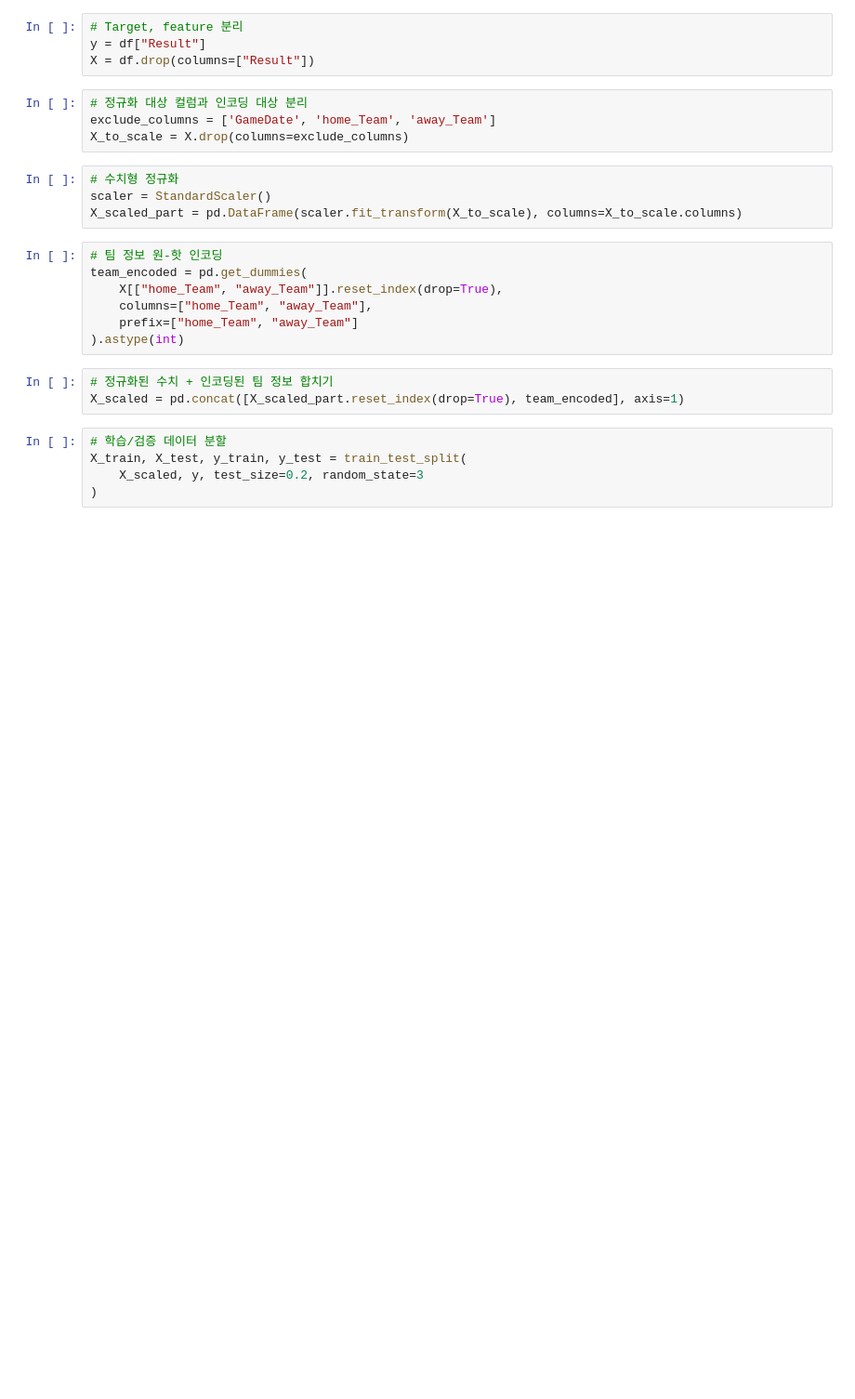
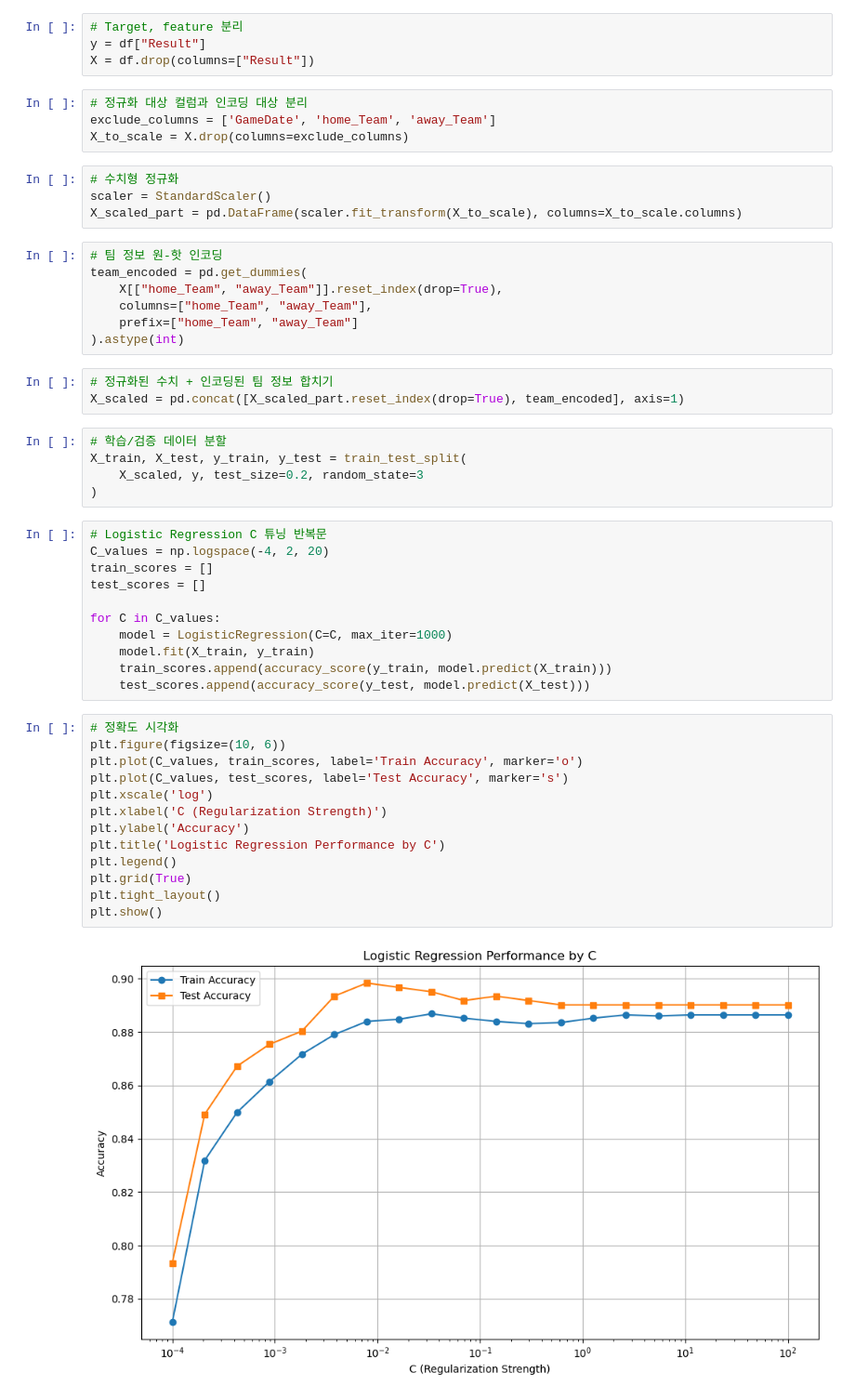
Before and after one commit to alstj6201/KBO_Prediction_ML, a Jupyter notebook: models/하나_LogisticRegression.ipynb, the cells around one changed output. Shown at 93% size. Saved outputs shown, nothing was run; the diff lists cells and outputs as text; blank space fills up the shorter version.

Commit message:
Logistic Regression

```diff
--- a/models/하나_LogisticRegression.ipynb
+++ b/models/하나_LogisticRegression.ipynb
@@ -35,3 +36,29 @@ X_scaled = pd.concat([X_scaled_part.reset_index(drop=True), team_encoded], axis=
 X_train, X_test, y_train, y_test = train_test_split(
     X_scaled, y, test_size=0.2, random_state=3
 )
+# %%
+# Logistic Regression C 튜닝 반복문
+C_values = np.logspace(-4, 2, 20)
+train_scores = []
+test_scores = []
+
+for C in C_values:
+    model = LogisticRegression(C=C, max_iter=1000)
+    model.fit(X_train, y_train)
+    train_scores.append(accuracy_score(y_train, model.predict(X_train)))
+    test_scores.append(accuracy_score(y_test, model.predict(X_test)))
+# %%
+# 정확도 시각화
+plt.figure(figsize=(10, 6))
+plt.plot(C_values, train_scores, label='Train Accuracy', marker='o')
+plt.plot(C_values, test_scores, label='Test Accuracy', marker='s')
+plt.xscale('log')
+plt.xlabel('C (Regularization Strength)')
+plt.ylabel('Accuracy')
+plt.title('Logistic Regression Performance by C')
+plt.legend()
+plt.grid(True)
+plt.tight_layout()
+plt.show()
+# %% [output]
+[figure, added]
```
Also changed, not shown: parts of 5 cells of this notebook, 2 other files.
